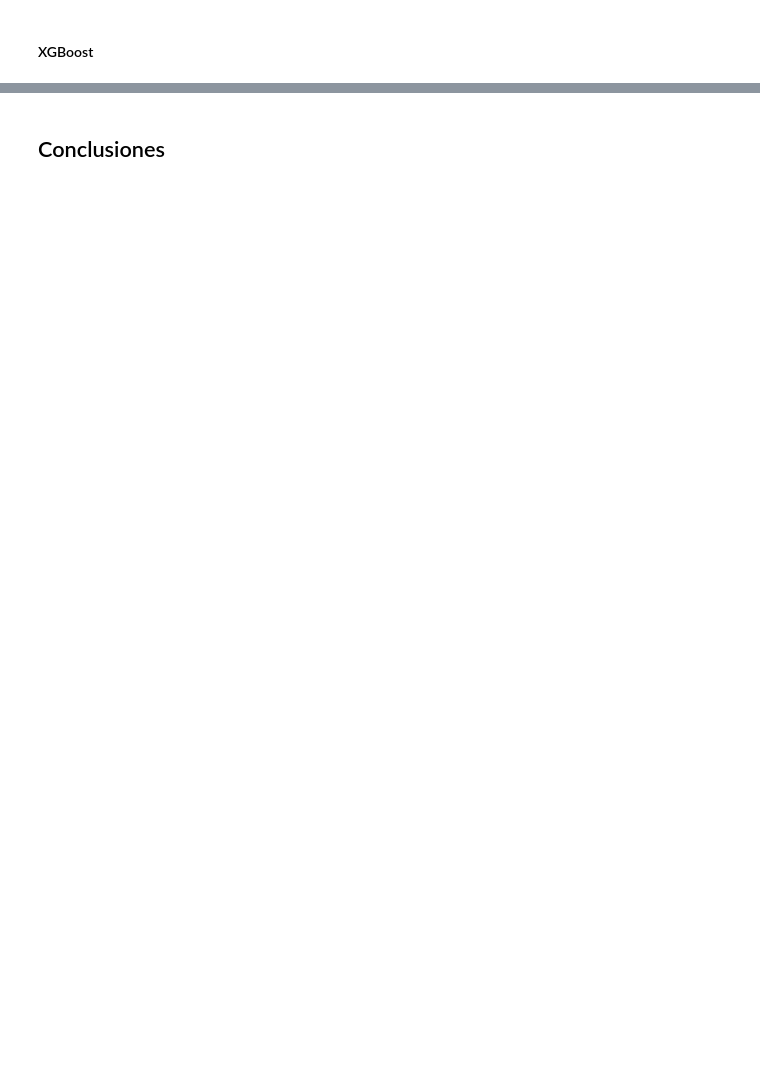
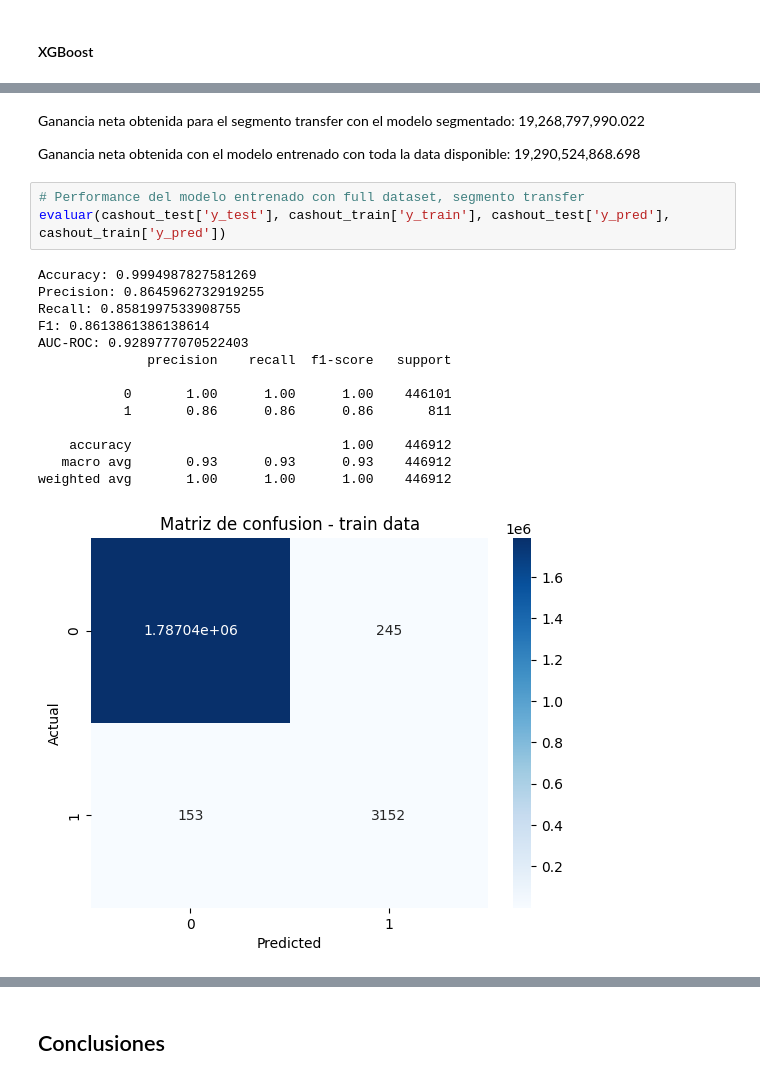
Before and after one commit to raczki/AMq1_TP, a Jupyter notebook: TP_Raczkowski.ipynb, the cells around one changed output, grey strips where cells are left out. Saved outputs shown, nothing was run; the diff lists cells and outputs as text; blank space fills up the shorter version.

```diff
--- a/TP_Raczkowski.ipynb
+++ b/TP_Raczkowski.ipynb
@@ -1526,0 +1578,22 @@ evaluar(y_test, y_train, y_pred, y_pred_is)
+# %% [markdown]
+Ganancia neta obtenida para el segmento transfer con el modelo segmentado: 19,268,797,990.022
+
+Ganancia neta obtenida con el modelo entrenado con toda la data disponible: 19,290,524,868.698
+# %%
+# Performance del modelo entrenado con full dataset, segmento transfer
+evaluar(cashout_test['y_test'], cashout_train['y_train'], cashout_test['y_pred'], cashout_train['y_pred'])
+# %% [output]
+Accuracy: 0.9994987827581269
+Precision: 0.8645962732919255
+Recall: 0.8581997533908755
+F1: 0.8613861386138614
+AUC-ROC: 0.9289777070522403
+              precision    recall  f1-score   support
+
+           0       1.00      1.00      1.00    446101
+           1       0.86      0.86      0.86       811
+
+    accuracy                           1.00    446912
+   macro avg       0.93      0.93      0.93    446912
+weighted avg       1.00      1.00      1.00    446912
+[figure, added]
```
Also changed, not shown: parts of 27 cells of this notebook.
